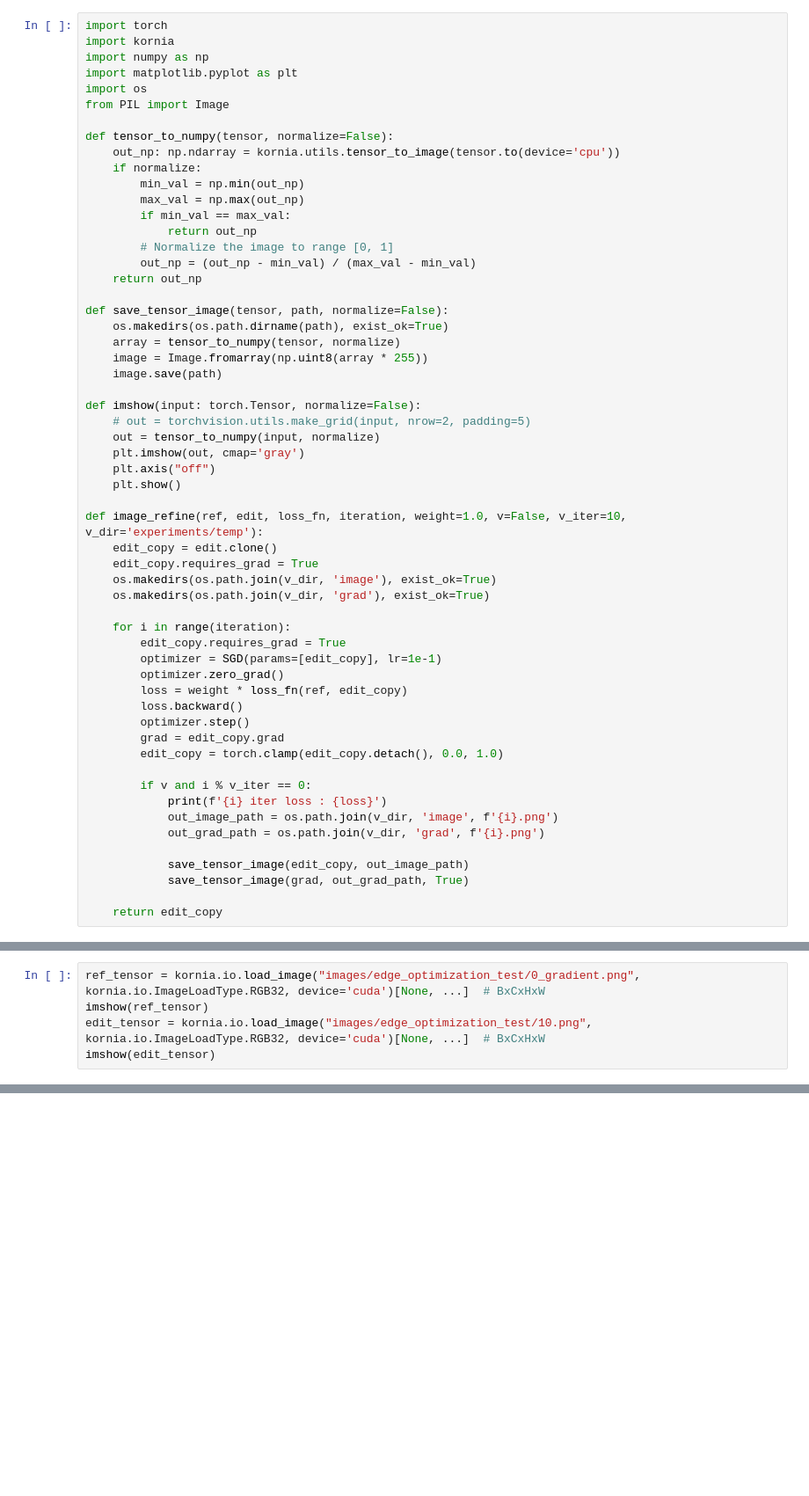
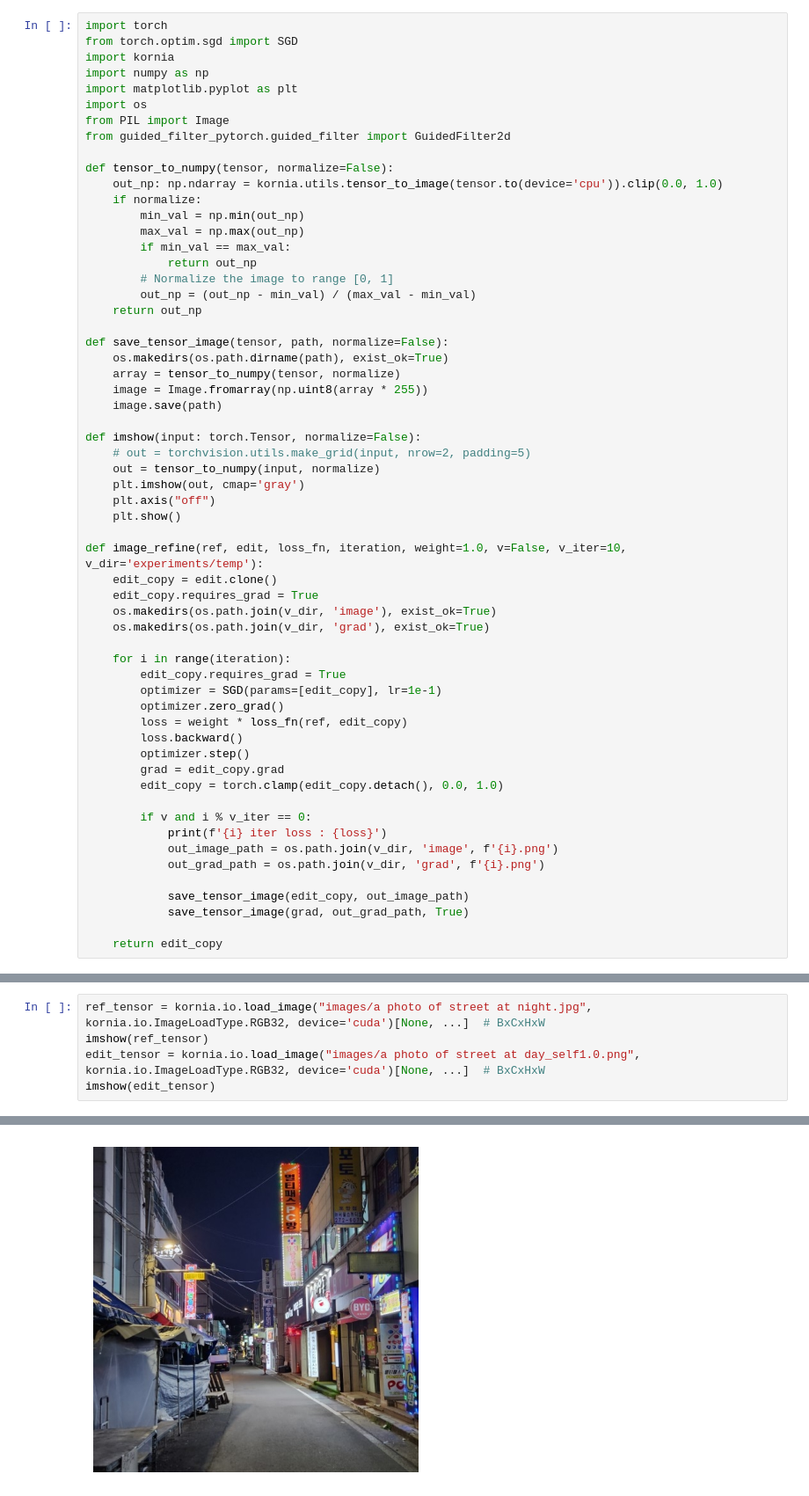
Before and after one commit to GraystoneZ/InfEdit, a Jupyter notebook: guided_filter_test.ipynb, the cells around one changed output, grey strips where cells are left out. Shown at 88% size. Saved outputs shown, nothing was run; the diff lists cells and outputs as text; blank space fills up the shorter version.

```diff
--- a/guided_filter_test.ipynb
+++ b/guided_filter_test.ipynb
@@ -1,13 +1,15 @@
 # %%
 import torch
+from torch.optim.sgd import SGD
 import kornia
 import numpy as np
 import matplotlib.pyplot as plt
 import os
 from PIL import Image
+from guided_filter_pytorch.guided_filter import GuidedFilter2d
 
 def tensor_to_numpy(tensor, normalize=False):
-    out_np: np.ndarray = kornia.utils.tensor_to_image(tensor.to(device='cpu'))
+    out_np: np.ndarray = kornia.utils.tensor_to_image(tensor.to(device='cpu')).clip(0.0, 1.0)
     if normalize:
         min_val = np.min(out_np)
         max_val = np.max(out_np)
@@ -58,6 +67,6 @@ def image_refine(ref, edit, loss_fn, iteration, weight=1.0, v=False, v_iter=10,
 # %%
-ref_tensor = kornia.io.load_image("images/edge_optimization_test/0_gradient.png", kornia.io.ImageLoadType.RGB32, device='cuda')[None, ...]  # BxCxHxW
+ref_tensor = kornia.io.load_image("images/a photo of street at night.jpg", kornia.io.ImageLoadType.RGB32, device='cuda')[None, ...]  # BxCxHxW
 imshow(ref_tensor)
-edit_tensor = kornia.io.load_image("images/edge_optimization_test/10.png", kornia.io.ImageLoadType.RGB32, device='cuda')[None, ...]  # BxCxHxW
+edit_tensor = kornia.io.load_image("images/a photo of street at day_self1.0.png", kornia.io.ImageLoadType.RGB32, device='cuda')[None, ...]  # BxCxHxW
 imshow(edit_tensor)
 # %% [output]
@@ -64,0 +73 @@ RuntimeError: Unexpected error from cudaGetDeviceCount(). Did you run some cuda
+[figure, added]
```
Also changed, not shown: parts of 4 cells of this notebook, 4 other files.
